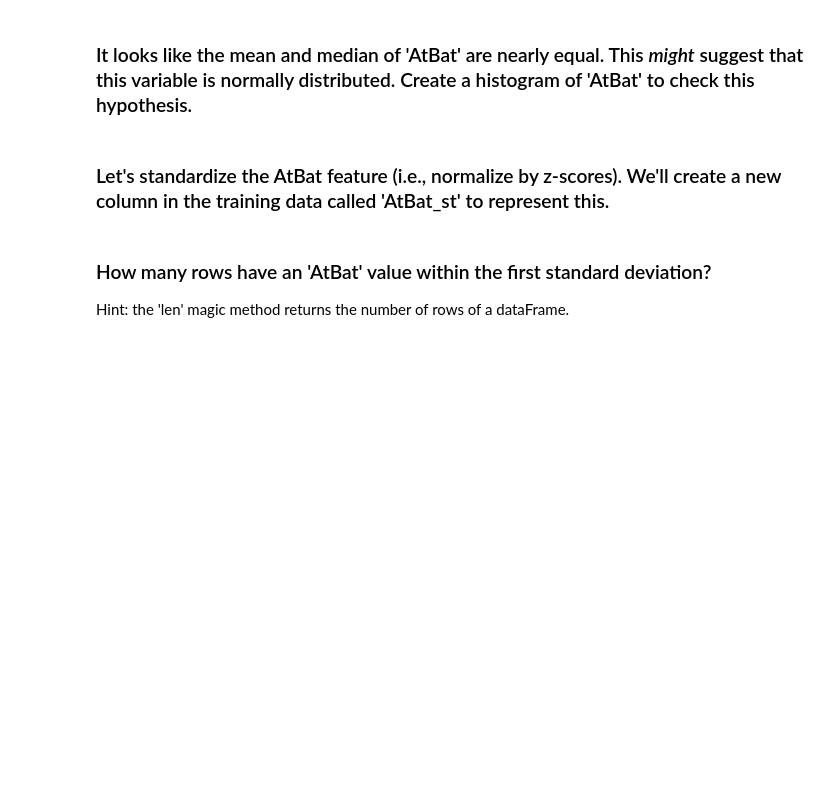
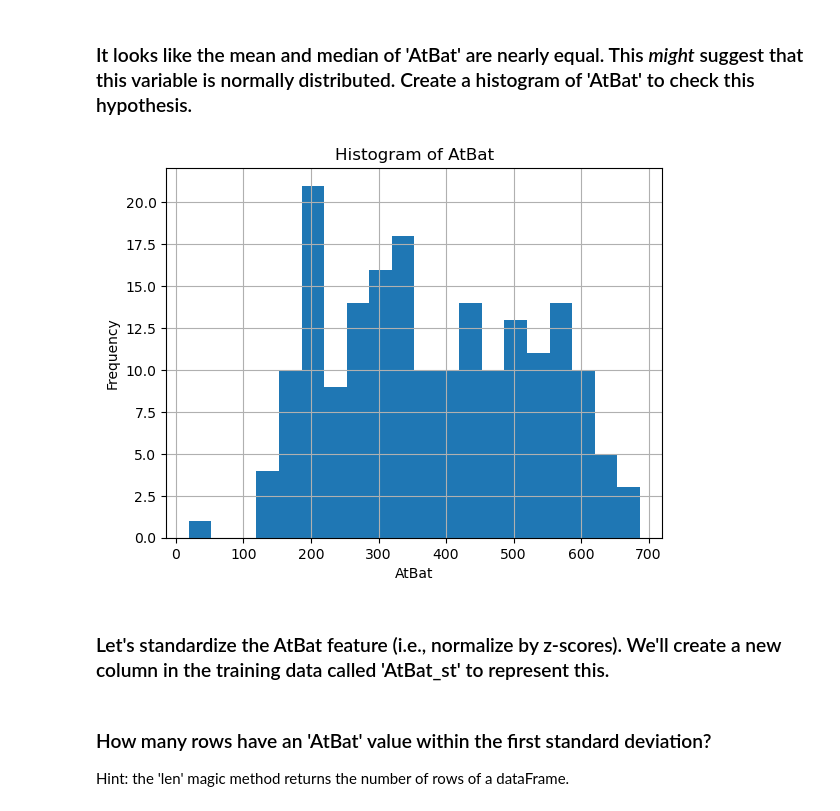
Before and after one commit to VrundHP/code_2600, a Jupyter notebook: mod03_eda.ipynb, the cells around one changed output. Drawn from its saved outputs; the diff is of its cells as text; code cells hidden in the pictures; blank space fills up the shorter version.

```diff
--- a/mod03_eda.ipynb
+++ b/mod03_eda.ipynb
@@ -69,7 +106,13 @@ for j in range(len(subset.columns)):
 # %% [markdown]
 ### It looks like the mean and median of 'AtBat' are nearly equal. This _might_ suggest that this variable is normally distributed. Create a histogram of 'AtBat' to check this hypothesis.
 # %%
-#fillin
+Train['AtBat'].hist(bins=20)
+plt.xlabel('AtBat')
+plt.ylabel('Frequency')
+plt.title('Histogram of AtBat')
+plt.show()
+# %% [output]
+[figure, added]
 # %% [markdown]
 ### Let's standardize the AtBat feature (i.e., normalize by z-scores). We'll create a new column in the training data called 'AtBat_st' to represent this.
 # %%
```
Also changed, not shown: parts of 19 cells of this notebook.
